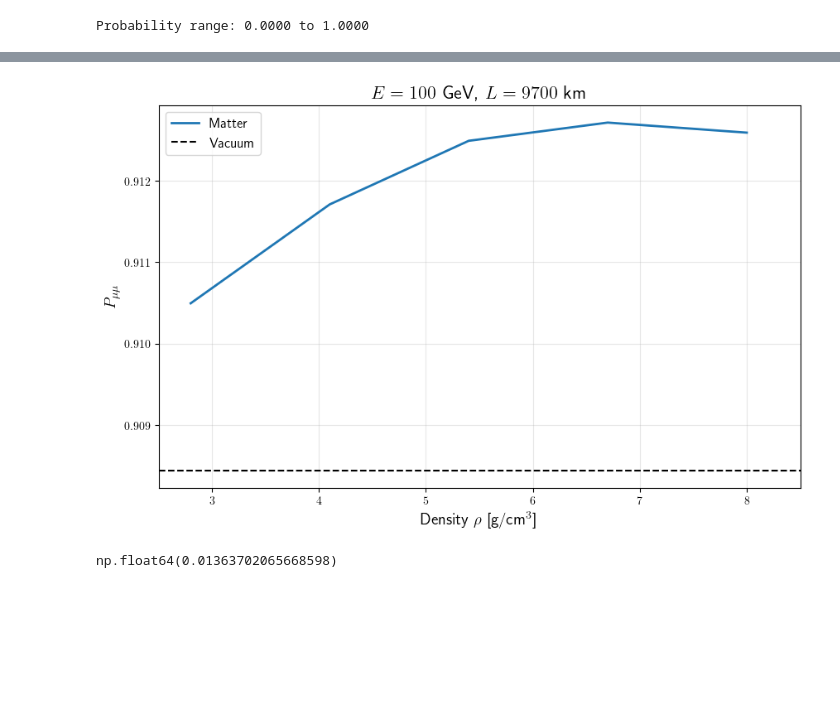
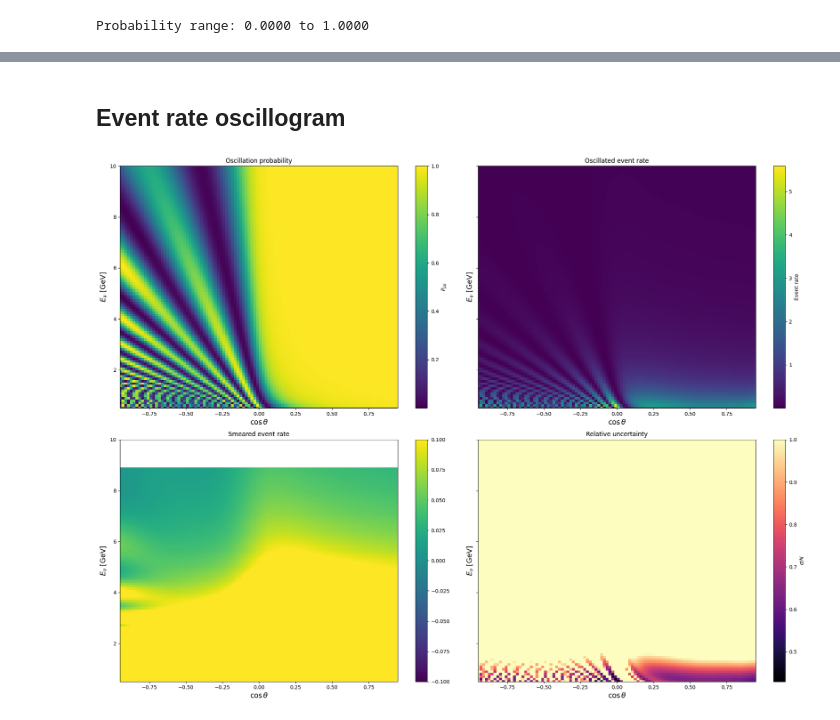
Before and after one commit to tzhouphys/AtmosDUNE, a Jupyter notebook: evt_rate_calc.ipynb, the cells around one changed output, grey strips where cells are left out. Drawn from its saved outputs; the diff is of its cells as text; code cells hidden in the pictures; blank space fills up the shorter version.

```diff
--- a/evt_rate_calc.ipynb
+++ b/evt_rate_calc.ipynb
@@ -673,22 +404,2 @@ plt.savefig(f"p_mumu_matter_vs_density.pdf", dpi=300)
-# %%
-rho_list = np.linspace(2.8, 8, 5)  # g/cm^3
-energy = 100
-baseline = 9700
-p_mumu_vacuum = p_mumu_vac(x = baseline, E=energy, baseline_type='km')
-p_mumu_matter_list = np.array([p_mumu_matter(energy, x = baseline, Ye = 0.5, rho = rho, baseline_type='km') for rho in rho_list])
-plt.figure(figsize=(10, 6))
-plt.plot(rho_list, p_mumu_matter_list, label=r'Matter', linewidth=2)
-plt.axhline(p_mumu_vacuum, color='black', linestyle='--', label='Vacuum')
-plt.xlabel(r"Density $\rho$ [g/cm$^3$]", fontsize=14)
-plt.ylabel(r"$P_{\mu\mu}$", fontsize=14)
-plt.xlim(2.5, 8.5)
-plt.legend(fontsize=12)
-plt.grid(True, alpha=0.3)
-plt.title(rf'$E = {energy}$ GeV, $L = {baseline}$ km', fontsize=16)
-plt.savefig(f"p_mumu_matter_vs_density.pdf", dpi=300)
-# %% [output]
-[figure, removed]
-# %%
-p_mumu_matter(1300,2.5, Ye = 0.5, rho =2.8, baseline_type='km')
-# %% [output]
-np.float64(0.01363702065668598)
+# %% [markdown]
+## Event rate oscillogram
@@ -694,0 +480,37 @@ np.float64(0.01363702065668598)
+# %%
+fig, axes = plt.subplots(2, 2, figsize=(20, 15), sharey=True)
+
+# Panel 1: oscillogram
+pc2 = axes[0,0].pcolormesh(cos_grid, E_grid, Prob, shading='auto',
+                          cmap='viridis', vmax=1.0)
+fig.colorbar(pc2, ax=axes[0,0], label=r'$P_{\mu\mu}$')
+axes[0,0].set_title('Oscillation probability')
+
+# Panel 2: event rate
+pc0 = axes[0,1].pcolormesh(cos_grid, E_grid, R, shading='auto', cmap='viridis')
+fig.colorbar(pc0, ax=axes[0,1], label='Event rate')
+axes[0,1].set_title('Oscillated event rate')
+
+# Panel 3: smeared event rate
+pc3 = axes[1,0].pcolormesh(cos_grid, E_grid, R_smeared, shading='auto',
+                          cmap='viridis', vmax=R_smeared.max())
+fig.colorbar(pc3, ax=axes[1,0])
+axes[1,0].set_title('Smeared event rate')
+
+# Panel 4: relative total uncertainty
+rel_unc = np.divide(R_tot, R, out=np.zeros_like(R), where=R>0)
+pc1 = axes[1,1].pcolormesh(cos_grid, E_grid, rel_unc, shading='auto',
+                          cmap='magma', vmax=1.0)
+fig.colorbar(pc1, ax=axes[1,1], label=r'$\sigma / N$')
+axes[1,1].set_title('Relative uncertainty')
+
+for ax in axes.flat:
+    ax.set_xlabel(r'$\cos\theta$', fontsize=14)
+    ax.set_ylabel(r'$E_\nu$ [GeV]', fontsize=14)
+    ax.set_xlim(-0.95, 0.95)
+    ax.set_ylim(0.5, 10)
+plt.tight_layout()
+plt.savefig('event_rate_uncertainty_oscillogram.pdf', dpi=300)
+plt.show()
+# %% [output]
+[figure, added]
```
Also changed, not shown: parts of 21 cells of this notebook.
